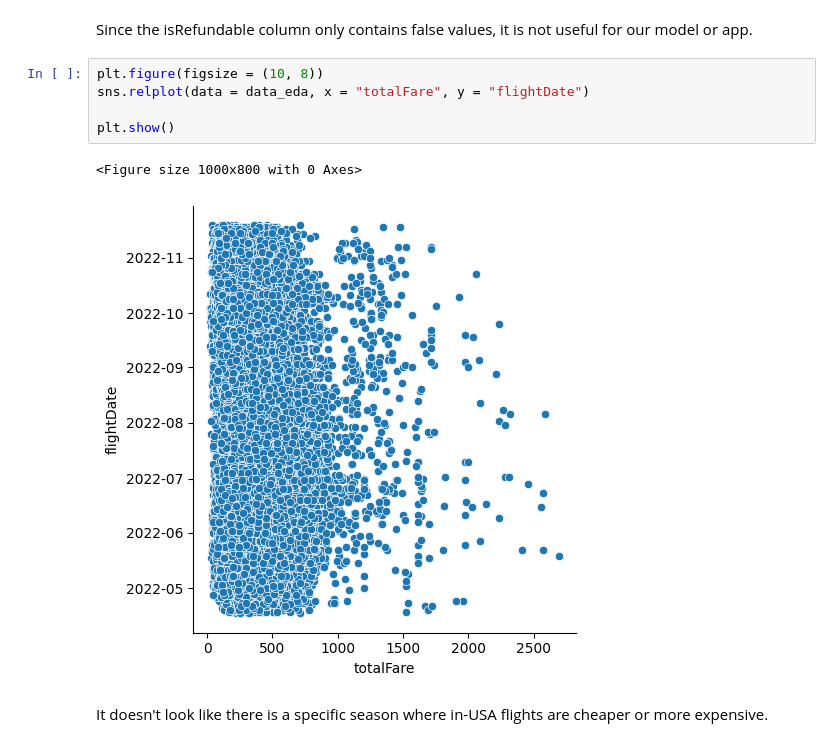
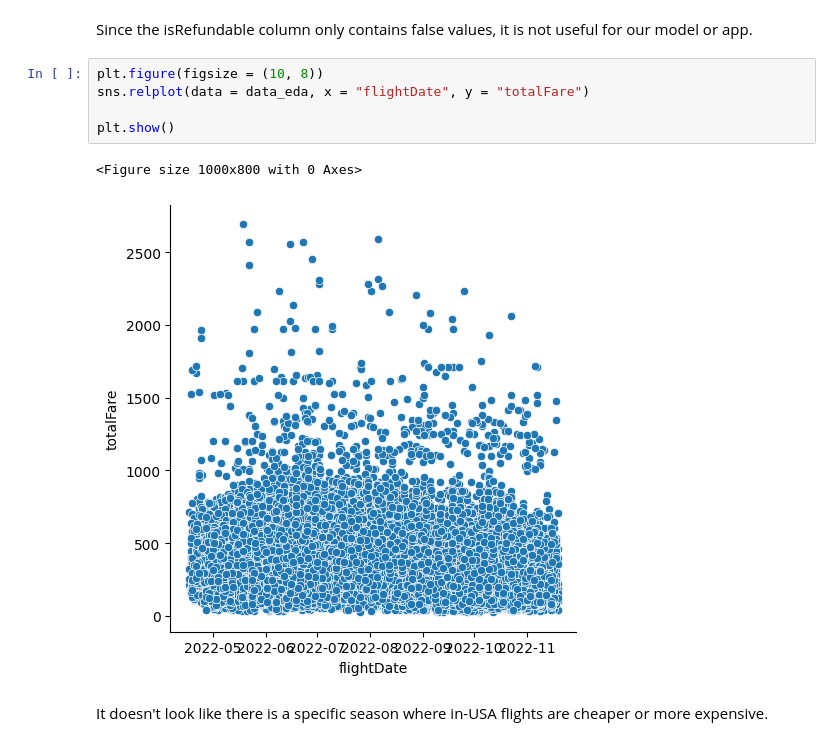
Before and after one commit to maria-pigazzi/flight-predictions-project, a Jupyter notebook: src/explore.ipynb, the cells around one changed output. Drawn from its saved outputs; the diff is of its cells as text.

```diff
--- a/src/explore.ipynb
+++ b/src/explore.ipynb
@@ -1083,11 +1083,11 @@ Name: count, dtype: int64
 Since the isRefundable column only contains false values, it is not useful for our model or app.
 # %%
 plt.figure(figsize = (10, 8))
-sns.relplot(data = data_eda, x = "totalFare", y = "flightDate")
+sns.relplot(data = data_eda, x = "flightDate", y = "totalFare")
 
 plt.show()
 # %% [output]
 <Figure size 1000x800 with 0 Axes>
-[figure, old version]
+[figure, new version]
 # %% [markdown]
 It doesn't look like there is a specific season where in-USA flights are cheaper or more expensive.
```
Also changed, not shown: parts of 10 cells of this notebook.
